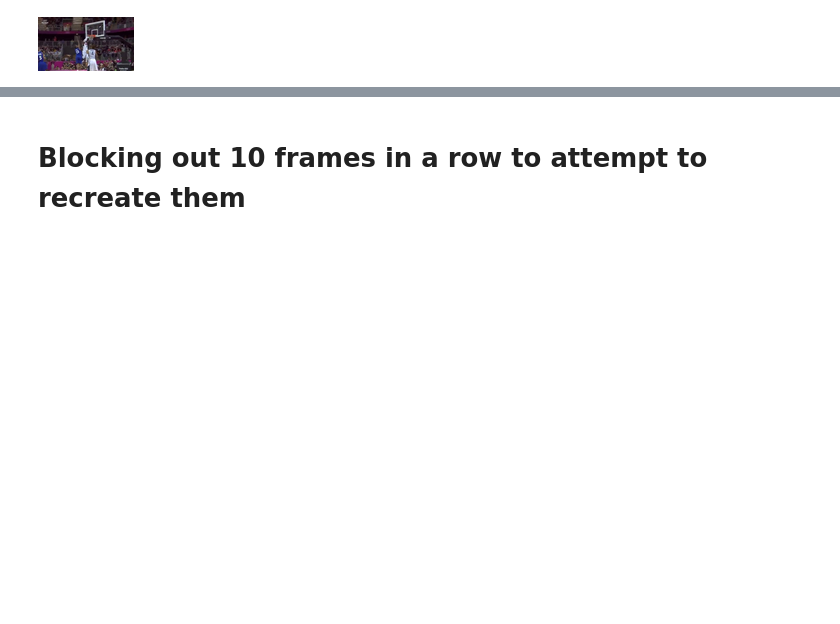
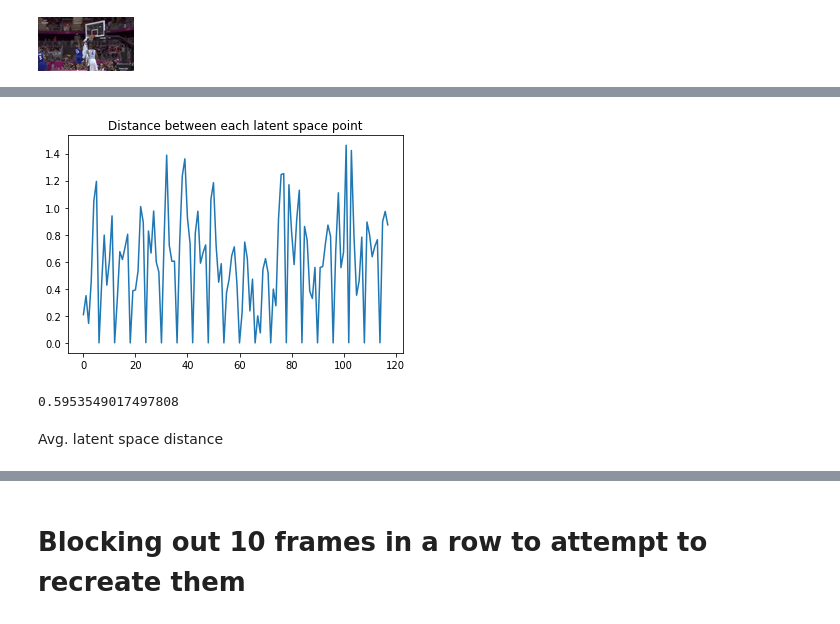
Before and after one commit to joshpapermaster/CS395T-FinalProject, a Jupyter notebook: FinalProject.ipynb, the cells around one changed output, grey strips where cells are left out. Cells and saved outputs as stored; diff of their text form; code cells hidden in the pictures; blank space fills up the shorter version.

```diff
--- a/FinalProject.ipynb
+++ b/FinalProject.ipynb
@@ -72,3 +103,9 @@ def display_tensor_image(result):
+# %%
+def get_latent_dist(latent_vars):
+    dist = []
+    for i in range(0,len(latent_vars)-1):
+        dist.append(euclidean(latent_vars[i], latent_vars[i+1]))
+    return np.array(dist)
 # %%
 recreate_movie('lebron_dunk1', 'recreated_movies/lebron_1')
 # %% [output]
@@ -257,0 +298,10 @@ Proof of concept to make sure this VAE works ^
+# %%
+plt.title("Distance between each latent space point")
+plt.plot(get_latent_dist(test_features))
+plt.show()
+print(str(get_latent_dist(test_features).mean()))
+# %% [output]
+[figure, added]
+0.5953549017497808
+# %% [markdown]
+Avg. latent space distance
```
Also changed, not shown: parts of 84 cells of this notebook.
